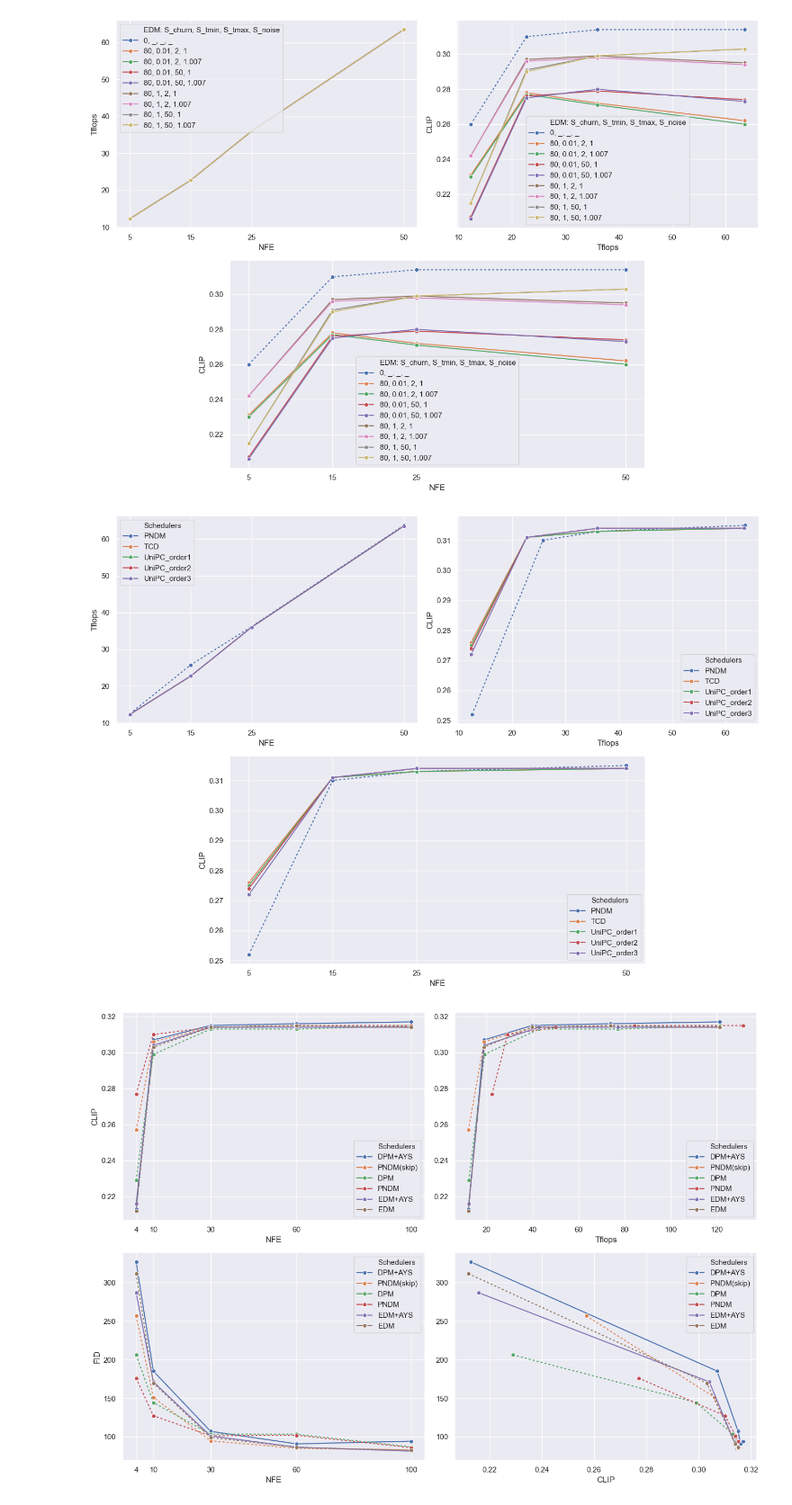
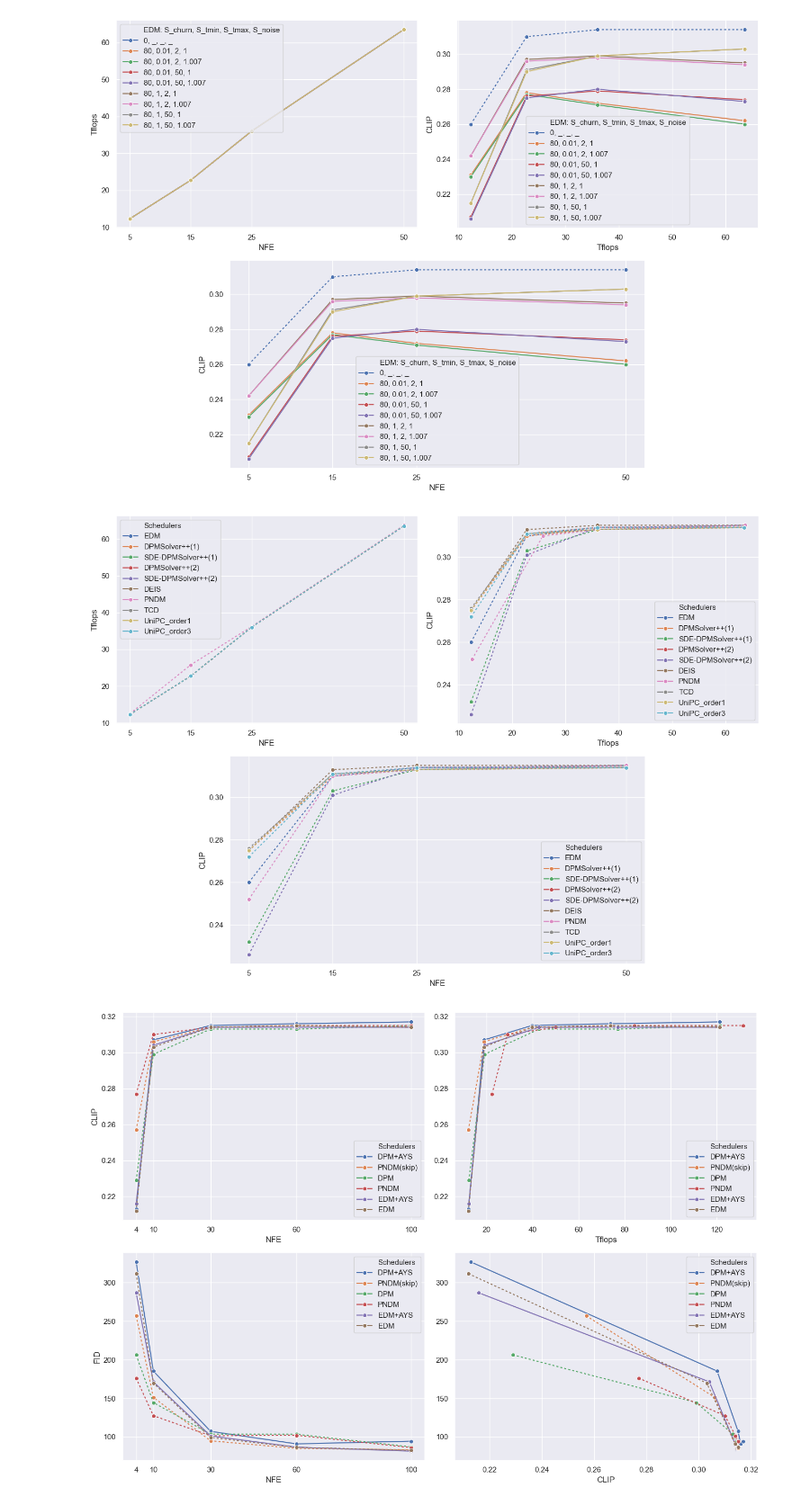
Before and after one commit to philurame/diffusion-speedup, a Jupyter notebook: extra/graphics.ipynb, the cells around one changed output. Shown at 90% size. Cells and saved outputs as stored; diff of their text form; code cells hidden in the pictures.

```diff
--- a/extra/graphics.ipynb
+++ b/extra/graphics.ipynb
@@ -264,62 +206,82 @@ import seaborn as sns
 import matplotlib.pyplot as plt
 
 RES = [
+ ([12.313, 22.743, 36.03, 63.533],
+  [0.26, 0.31, 0.314, 0.314],
+  ['None', 'None', 'None', 'None']),
+ ([12.313, 22.743, 36.03, 63.533],
+  [0.275, 0.31, 0.313, 0.314],
+  ['None', 'None', 'None', 'None']),
+ ([12.313, 22.743, 36.03, 63.533],
+  [0.232, 0.303, 0.313, 0.315],
+  ['None', 'None', 'None', 'None']),
+ ([12.313, 22.743, 36.03, 63.533],
+  [0.275, 0.311, 0.314, 0.314],
+  ['None', 'None', 'None', 'None']),
+ ([12.313, 22.743, 36.03, 63.533],
+  [0.226, 0.301, 0.314, 0.315],
+  ['None', 'None', 'None', 'None'])
+] + [
+ ([12.313, 22.743, 36.03, 63.533],
+  [0.275, 0.313, 0.315, 0.315],
+  ['None', 'None', 'None', 'None']),
   ([12.499, 25.786, 36.216, 63.719],
   [0.252, 0.31, 0.313, 0.315],
   ['None', 'None', 'None', 'None']),
  ([12.313, 22.743, 36.03, 63.533],
   [0.276, 0.311, 0.313, 0.314],
   ['None', 'None', 'None', 'None']),
+
  ([12.313, 22.743, 36.03, 63.533],
   [0.275, 0.311, 0.313, 0.314],
   ['None', 'None', 'None', 'None']),
- ([12.313, 22.743, 36.03, 63.533],
-  [0.274, 0.311, 0.314, 0.314],
-  ['None', 'None', 'None', 'None']),
+#  ([12.313, 22.743, 36.03, 63.533], # UniPC(2)
+#   [0.274, 0.311, 0.314, 0.314],
+#   ['None', 'None', 'None', 'None']),
  ([12.313, 22.743, 36.03, 63.533],
   [0.272, 0.311, 0.314, 0.314],
   ['None', 'None', 'None', 'None'])
-  ]
+]
 
 NFE = [5, 15, 25, 50]
 
-names = ['PNDM', 'TCD'] + [f'UniPC_order{i}' for i in [1,2,3]]
-styles = ['-.', '--'] + ['--', '--', '--']
-DASHES = {'--': '', '-.': (2,2)}
+names = ['EDM'] + ['DPMSolver++(1)', 'SDE-DPMSolver++(1)', 'DPMSolver++(2)', 'SDE-DPMSolver++(2)'] + ['DEIS', 'PNDM', 'TCD'] + [f'UniPC_order{i}' for i in [1,3]]
+styles = ['-.']*len(names)
+dashes = {'--': '', '-.': (2,2)}
 
 
 data = {
   'NFE': NFE * len(names),
   'Tflops': [stat for sched_res in RES for stat in sched_res[0]],
   'CLIP': [stat for sched_res in RES for stat in sched_res[1]],
   'Schedulers': [name for name in names for _ in range(len(NFE))],
   'Style': [style for style in styles for _ in range(len(NFE))],
 }
 df = pd.DataFrame(data)
 
 
 fig, axes = plt.subplot_mosaic([['Tflops', 'Tflops', 'Tflops', 'TflopsCLIP', 'TflopsCLIP', 'TflopsCLIP'], ['n1', 'NFECLIP', 'NFECLIP', 'NFECLIP', 'NFECLIP', 'n2']], figsize=(14, 10))
 
 sns.set_theme()
 sns.lineplot(x='NFE', y='Tflops', hue='Schedulers', data=df, marker='o', ax=axes['Tflops'], dashes=dashes, style='Style')
 axes['Tflops'].set_xticks(NFE)
 axes['Tflops'].grid(True)
 sns.lineplot(x='Tflops', y='CLIP', hue='Schedulers', data=df, marker='o', ax=axes['TflopsCLIP'], dashes=dashes, style='Style')
 axes['TflopsCLIP'].grid(True)
 sns.lineplot(x='NFE', y='CLIP', hue='Schedulers', data=df, marker='o', ax=axes['NFECLIP'], dashes=dashes, style='Style')
 axes['NFECLIP'].set_xticks(NFE)
 axes['NFECLIP'].grid(True)
 
 axes['n1'].axes.set_visible(False)
 axes['n2'].axes.set_visible(False)
 
 plt.tight_layout()
 # get rid of "Style" in the legend:
 for ax in [axes[name] for name in axes if name not in ['n1', 'n2']]:
   handles, labels = ax.get_legend_handles_labels()
-  ax.legend(handles=handles[:-len(DASHES)-1], labels=labels[:-len(DASHES)-1])
+  ax.legend(handles=handles[:-len(dashes)], labels=labels[:-len(dashes)])
 # %% [output]
-[figure, old version]
+[figure, new version]
 # %%
 %matplotlib inline
 import pandas as pd
```
Also changed, not shown: parts of 3 cells of this notebook, 3 other files.
